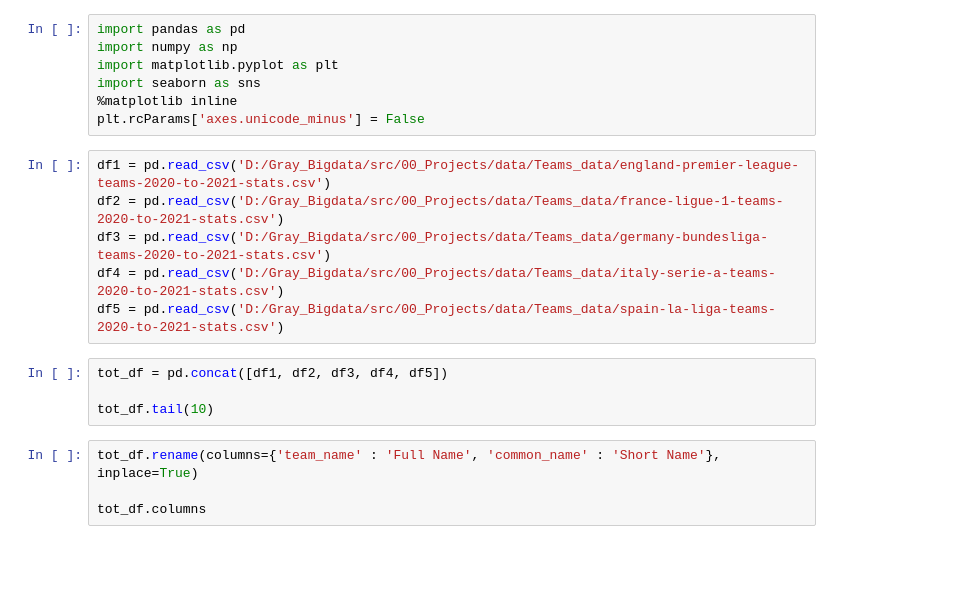
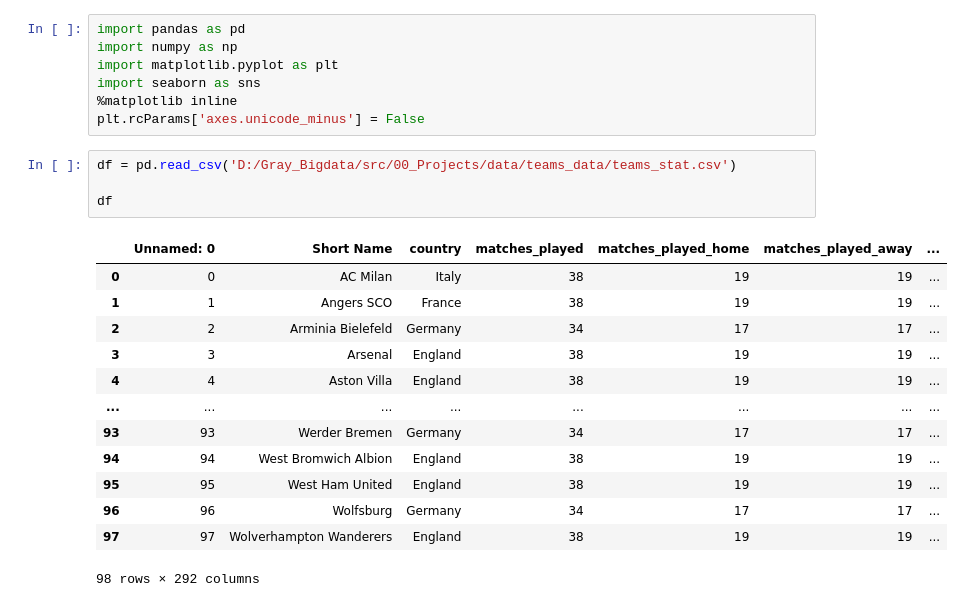
Before and after one commit to Gray116/BigData_Academy_1, a Jupyter notebook: 00_Projects/03_1_데이터 살펴보기(팀).ipynb, the cells around one changed output. Cells and saved outputs as stored; diff of their text form; blank space fills up the shorter version.

```diff
--- a/00_Projects/03_1_데이터 살펴보기(팀).ipynb
+++ b/00_Projects/03_1_데이터 살펴보기(팀).ipynb
@@ -16,18 +16,22 @@ import matplotlib.pyplot as plt
 import seaborn as sns
 %matplotlib inline
 plt.rcParams['axes.unicode_minus'] = False
-# %%
-df1 = pd.read_csv('D:/Gray_Bigdata/src/00_Projects/data/Teams_data/england-premier-league-teams-2020-to-2021-stats.csv')
-df2 = pd.read_csv('D:/Gray_Bigdata/src/00_Projects/data/Teams_data/france-ligue-1-teams-2020-to-2021-stats.csv')
-df3 = pd.read_csv('D:/Gray_Bigdata/src/00_Projects/data/Teams_data/germany-bundesliga-teams-2020-to-2021-stats.csv')
-df4 = pd.read_csv('D:/Gray_Bigdata/src/00_Projects/data/Teams_data/italy-serie-a-teams-2020-to-2021-stats.csv')
-df5 = pd.read_csv('D:/Gray_Bigdata/src/00_Projects/data/Teams_data/spain-la-liga-teams-2020-to-2021-stats.csv')
-# %%
-tot_df = pd.concat([df1, df2, df3, df4, df5])
-
-tot_df.tail(10)
-# %%
-tot_df.rename(columns={'team_name' : 'Full Name', 'common_name' : 'Short Name'}, inplace=True)
-
-tot_df.columns
+# %%
+df = pd.read_csv('D:/Gray_Bigdata/src/00_Projects/data/teams_data/teams_stat.csv')
+
+df
+# %% [output]
+|  | Unnamed: 0 | Short Name | country | matches_played | matches_played_home | matches_played_away | ... |
+| 0 | 0 | AC Milan | Italy | 38 | 19 | 19 | ... |
+| 1 | 1 | Angers SCO | France | 38 | 19 | 19 | ... |
+| 2 | 2 | Arminia Bielefeld | Germany | 34 | 17 | 17 | ... |
+| 3 | 3 | Arsenal | England | 38 | 19 | 19 | ... |
+| 4 | 4 | Aston Villa | England | 38 | 19 | 19 | ... |
+| ... | ... | ... | ... | ... | ... | ... | ... |
+| 93 | 93 | Werder Bremen | Germany | 34 | 17 | 17 | ... |
+| 94 | 94 | West Bromwich Albion | England | 38 | 19 | 19 | ... |
+| 95 | 95 | West Ham United | England | 38 | 19 | 19 | ... |
+| 96 | 96 | Wolfsburg | Germany | 34 | 17 | 17 | ... |
+| 97 | 97 | Wolverhampton Wanderers | England | 38 | 19 | 19 | ... |
+98 rows × 292 columns
 # %%
```
Also changed, not shown: parts of 7 cells of this notebook.
